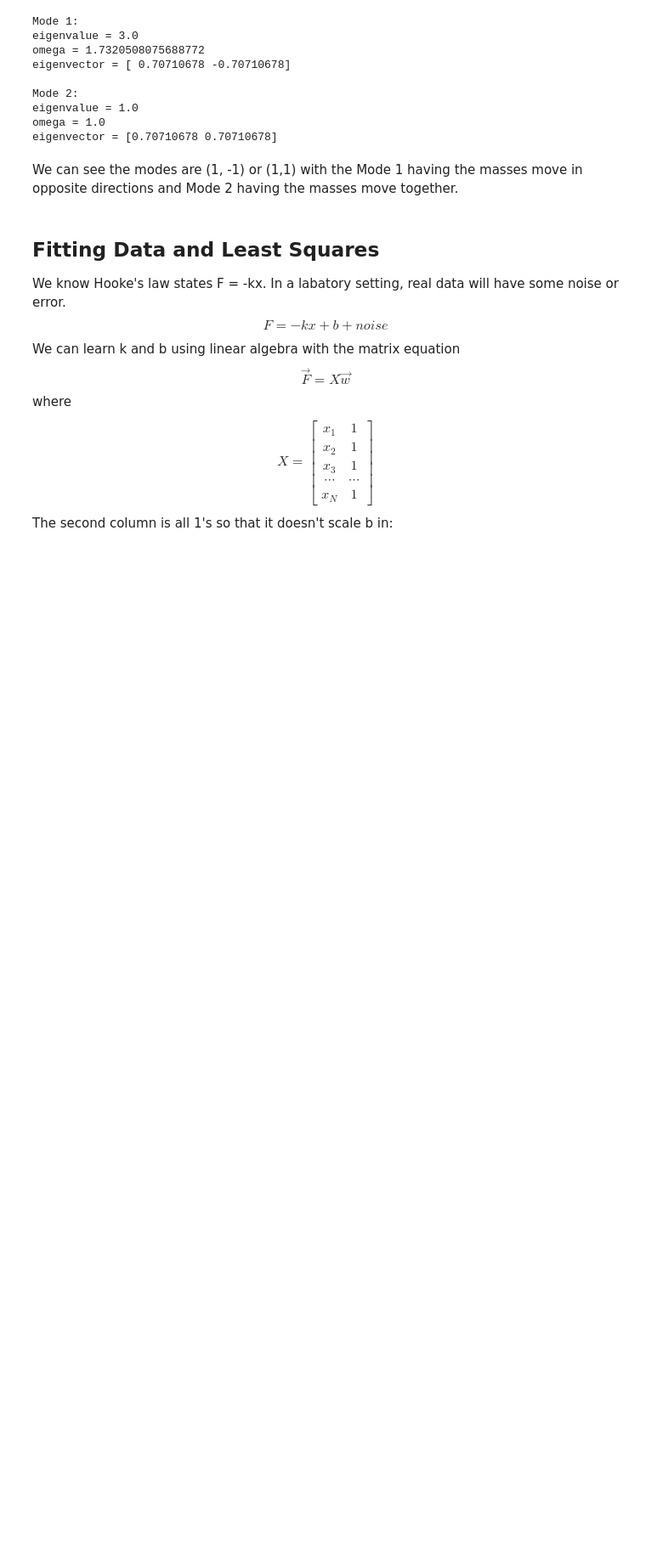
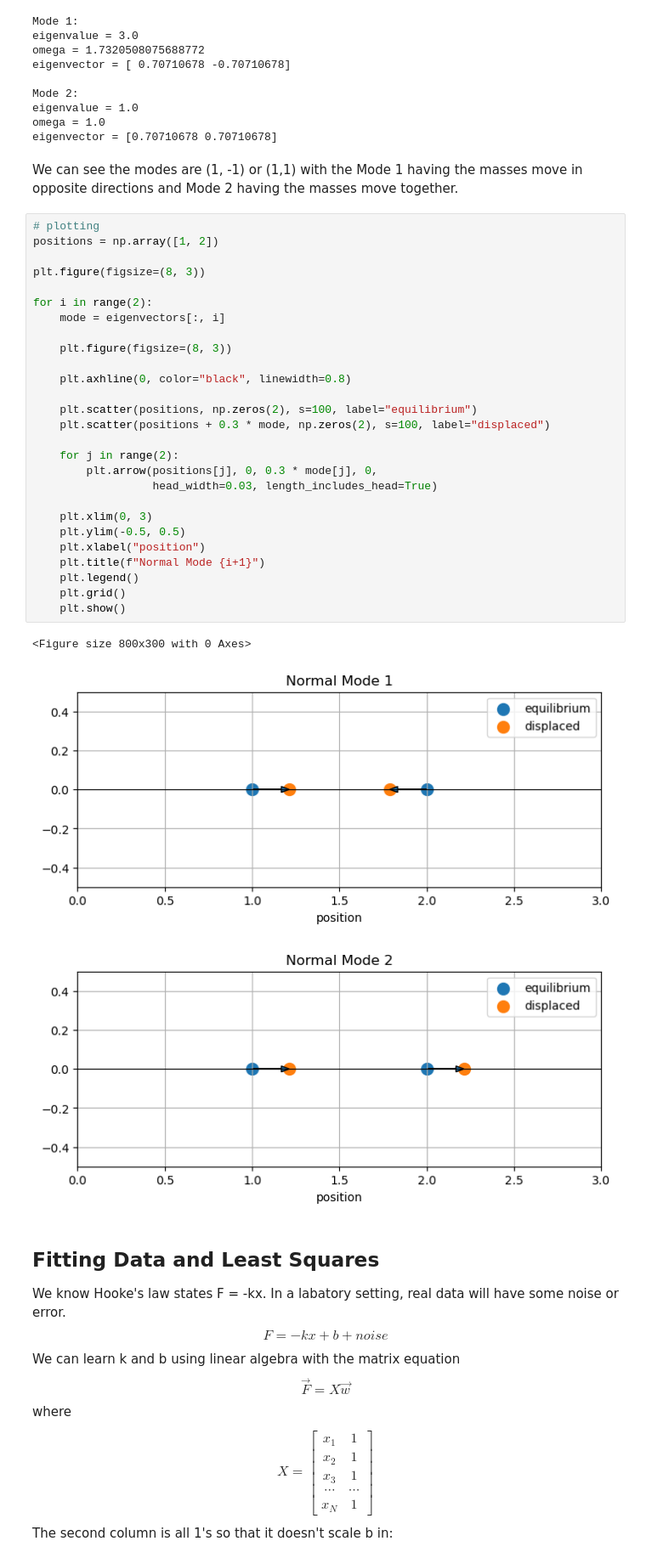
Before and after one commit to h-Escamilla/Computational-Methods-For-Mathematical-Physics-1-at-UTSA, a Jupyter notebook: LinearAlgebra.ipynb, the cells around one changed output. Shown at 85% size. Saved outputs shown, nothing was run; the diff lists cells and outputs as text; blank space fills up the shorter version.

```diff
--- a/LinearAlgebra.ipynb
+++ b/LinearAlgebra.ipynb
@@ -442,6 +443,37 @@ omega = 1.0
 eigenvector = [0.70710678 0.70710678]
 # %% [markdown]
 We can see the modes are (1, -1) or (1,1) with the Mode 1 having the masses move in opposite directions and Mode 2 having the masses move together.
+# %%
+# plotting
+positions = np.array([1, 2])
+
+plt.figure(figsize=(8, 3))
+
+for i in range(2):
+    mode = eigenvectors[:, i]
+
+    plt.figure(figsize=(8, 3))
+
+    plt.axhline(0, color="black", linewidth=0.8)
+
+    plt.scatter(positions, np.zeros(2), s=100, label="equilibrium")
+    plt.scatter(positions + 0.3 * mode, np.zeros(2), s=100, label="displaced")
+
+    for j in range(2):
+        plt.arrow(positions[j], 0, 0.3 * mode[j], 0,
+                  head_width=0.03, length_includes_head=True)
+
+    plt.xlim(0, 3)
+    plt.ylim(-0.5, 0.5)
+    plt.xlabel("position")
+    plt.title(f"Normal Mode {i+1}")
+    plt.legend()
+    plt.grid()
+    plt.show()
+# %% [output]
+<Figure size 800x300 with 0 Axes>
+[figure, added]
+[figure, added]
 # %% [markdown]
 ## Fitting Data and Least Squares
 We know Hooke's law states F = -kx. In a labatory setting, real data will have some noise or error. $$F = -kx + b + noise$$ We can learn k and b using linear algebra with the matrix equation $$\vec{F} = X\vec{w} $$ where $$X = \begin{bmatrix}
```
Also changed, not shown: parts of 3 cells of this notebook.
